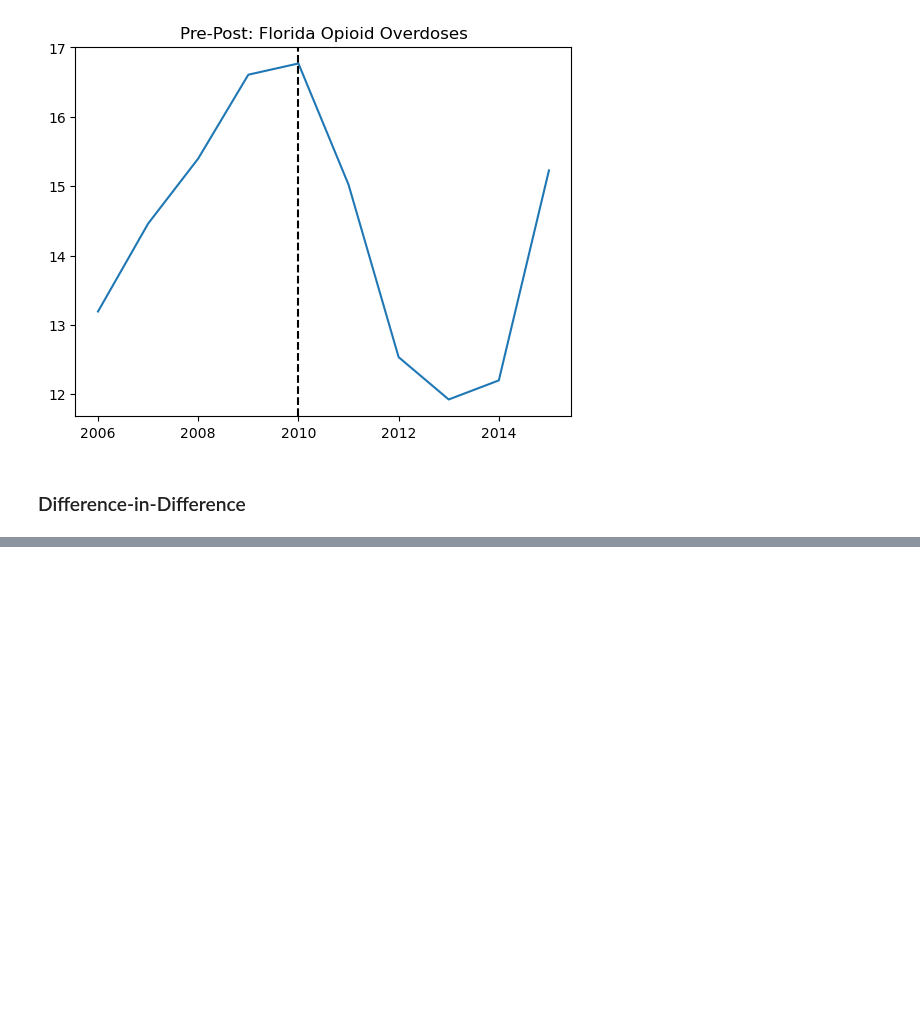
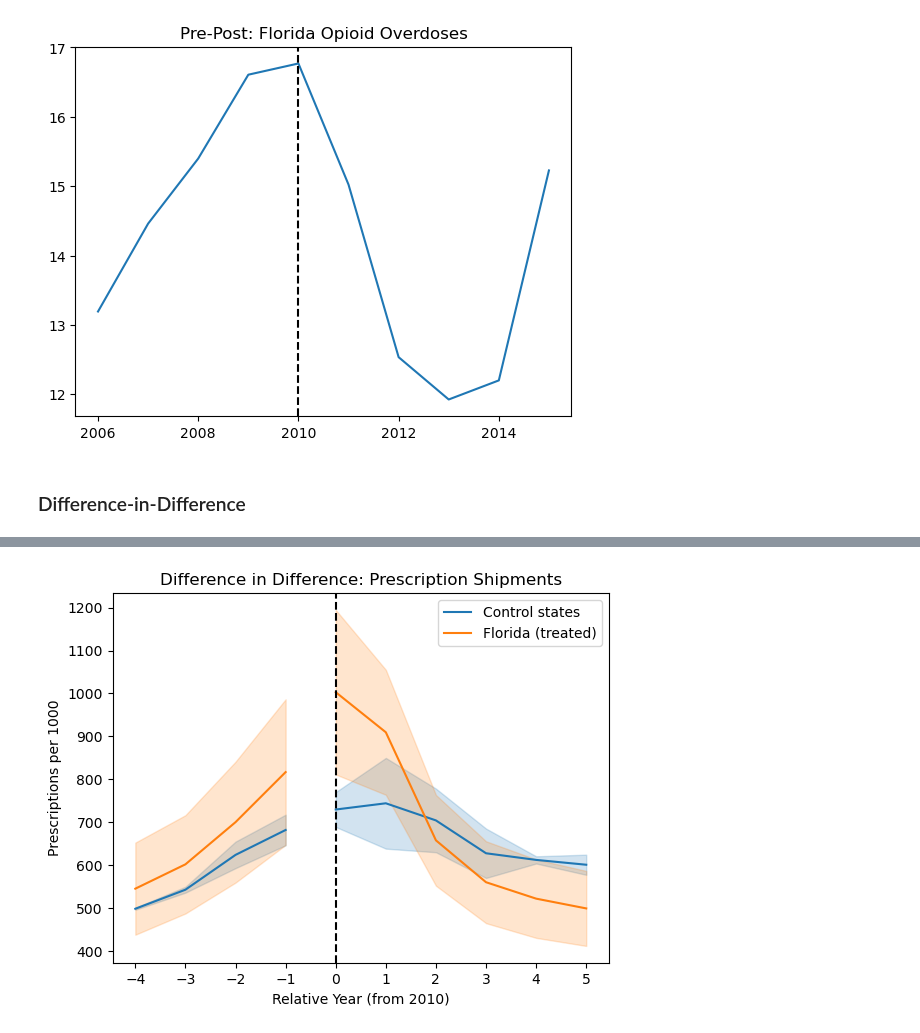
Before and after one commit to rakiranelson/IDS590-Opioids-Final-Project, a Jupyter notebook: opioid_project_analysis.ipynb, the cells around one changed output, grey strips where cells are left out. Drawn from its saved outputs; the diff is of its cells as text; code cells hidden in the pictures; blank space fills up the shorter version.

```diff
--- a/opioid_project_analysis.ipynb
+++ b/opioid_project_analysis.ipynb
@@ -187,3 +183,75 @@ plt.show()
+# %%
+colors = ["tab:blue", "tab:orange"]
+post_pres = opioids_states_pres[opioids_states_pres["year"] >= 2010]
+
+pre_prescription_trends = (
+    pre_pres.groupby(["policy_state", "relative_year"])["prescriptions_per_1000"]
+    .agg(["mean", "std", "count"])
+    .reset_index()
+)
+pre_prescription_trends["se"] = pre_prescription_trends["std"] / np.sqrt(
+    pre_prescription_trends["count"]
+)
+
+post_prescription_trends = (
+    post_pres.groupby(["policy_state", "relative_year"])["prescriptions_per_1000"]
+    .agg(["mean", "std", "count"])
+    .reset_index()
+)
+post_prescription_trends["se"] = post_prescription_trends["std"] / np.sqrt(
+    post_prescription_trends["count"]
+)
+
+
+fig_pres, ax_pres = plt.subplots()
+
+# part of the graph before 2010
+for group, d in pre_prescription_trends.groupby("policy_state"):
+    label = "Florida (treated)" if group == 1 else "Control states"
+    # mean line
+    ax_pres.plot(
+        d["relative_year"],
+        d["mean"],
+        label=label,
+        color=colors[group],
+    )
+    # SE shading
+    ax_pres.fill_between(
+        d["relative_year"],
+        d["mean"] - 1.96 * d["se"],
+        d["mean"] + 1.96 * d["se"],
+        color=colors[group],
+        alpha=0.2,
+    )
+
+# part of the graph after 2010
+for group, d in post_prescription_trends.groupby("policy_state"):
+    # mean line
+    ax_pres.plot(
+        d["relative_year"],
+        d["mean"],
+        color=colors[group],
+    )
+    # SE shading
+    ax_pres.fill_between(
+        d["relative_year"],
+        d["mean"] - 1.96 * d["se"],
+        d["mean"] + 1.96 * d["se"],
+        color=colors[group],
+        alpha=0.2,
+    )
+
+ax_pres.axvline(0, color="black", linestyle="--")
+ax_pres.set(
+    title="Difference in Difference: Prescription Shipments",
+    xlabel="Relative Year (from 2010)",
+    ylabel="Prescriptions per 1000",
+    xticks=sorted(opioids_states_pres["relative_year"].unique()),
+)
+ax_pres.legend()
+plt.show()
+# %% [output]
+[figure, added]
 # %%
 post_od = opioids_states_od[opioids_states_od["year"] >= 2010]
 
```
Also changed, not shown: parts of 4 cells of this notebook.
